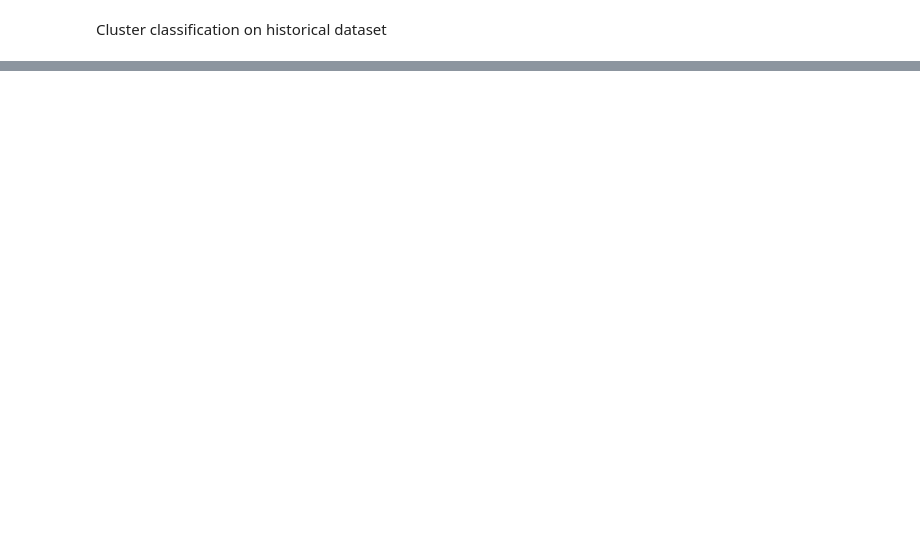
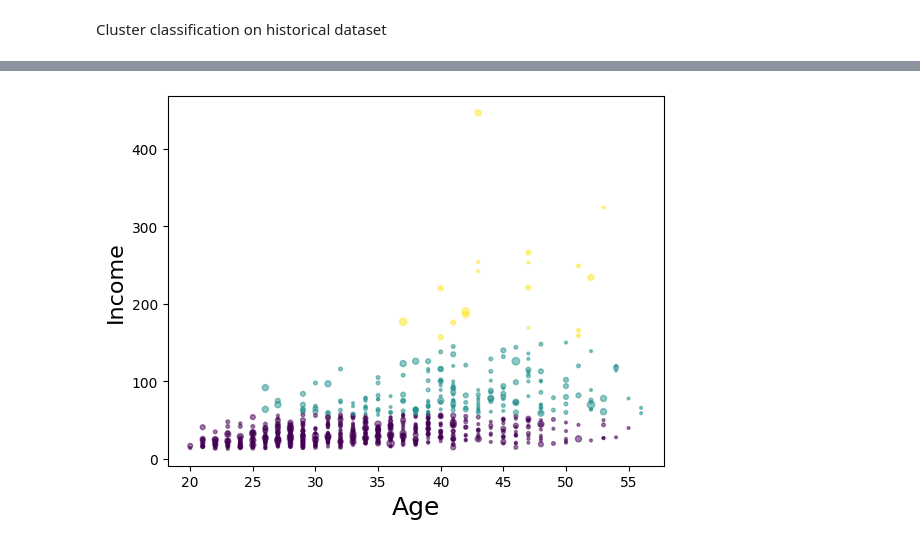
Before and after one commit to Damwid99/Learning, a Jupyter notebook: source/K-Means.ipynb, the cells around one changed output, grey strips where cells are left out. Drawn from its saved outputs; the diff is of its cells as text; code cells hidden in the pictures; blank space fills up the shorter version.

Commit message:
K-means on data

```diff
--- a/source/K-Means.ipynb
+++ b/source/K-Means.ipynb
@@ -58,2 +58,5 @@ plt.show()
 # %% [markdown]
 Cluster classification on historical dataset
+# %%
+cust_df = pd.read_csv('../csv/Cust_Segmentation.csv')
+cust_df.head()
@@ -59,0 +84,4 @@ Cluster classification on historical dataset
+# %%
+cust_df=cust_df.drop('Address', axis=1)
+cust_df=cust_df.drop('Customer Id', axis=1)
+cust_df.head()
@@ -59,0 +95,8 @@ Cluster classification on historical dataset
+# %%
+from sklearn.preprocessing import StandardScaler
+
+X=cust_df.values
+X = np.nan_to_num(X)
+
+Clus_data_set = StandardScaler().fit_transform(X)
+Clus_data_set
@@ -59,0 +117,6 @@ Cluster classification on historical dataset
+# %%
+Cluster_num = 3
+cust_k_means = KMeans(init='k-means++',n_clusters=Cluster_num, n_init=12)
+cust_k_means.fit(X)
+labels = cust_k_means.labels_
+print(labels)
@@ -59,0 +151,9 @@ Cluster classification on historical dataset
+# %%
+area = np.pi + (X[:,1]**2)
+
+plt.scatter(X[:,0], X[:,3], area, labels.astype(np.float64),alpha=0.5)
+plt.xlabel('Age', fontsize = 18)
+plt.ylabel('Income', fontsize = 16)
+plt.show()
+# %% [output]
+[figure, added]
```
Also changed, not shown: parts of 11 cells of this notebook, 1 other file.
